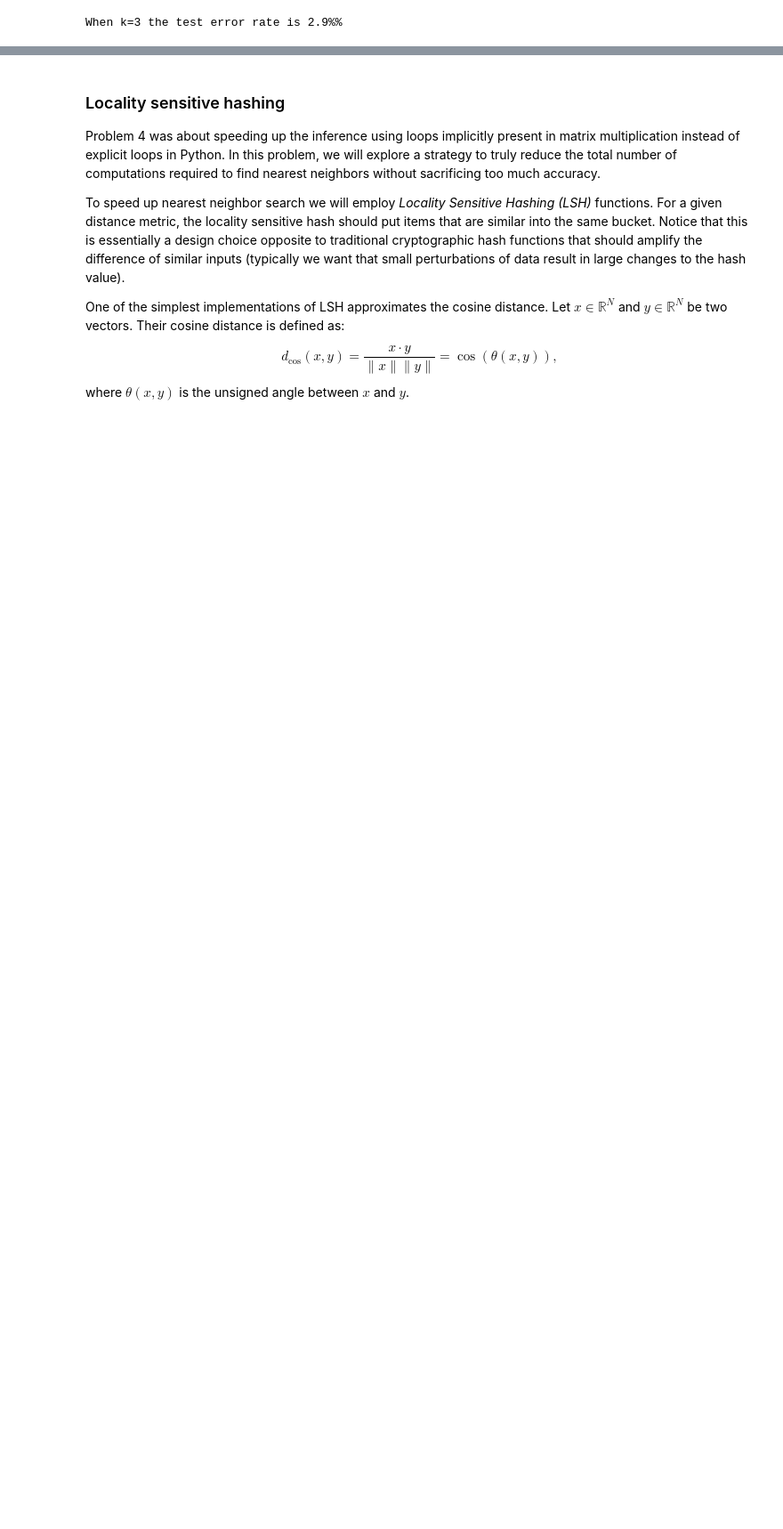
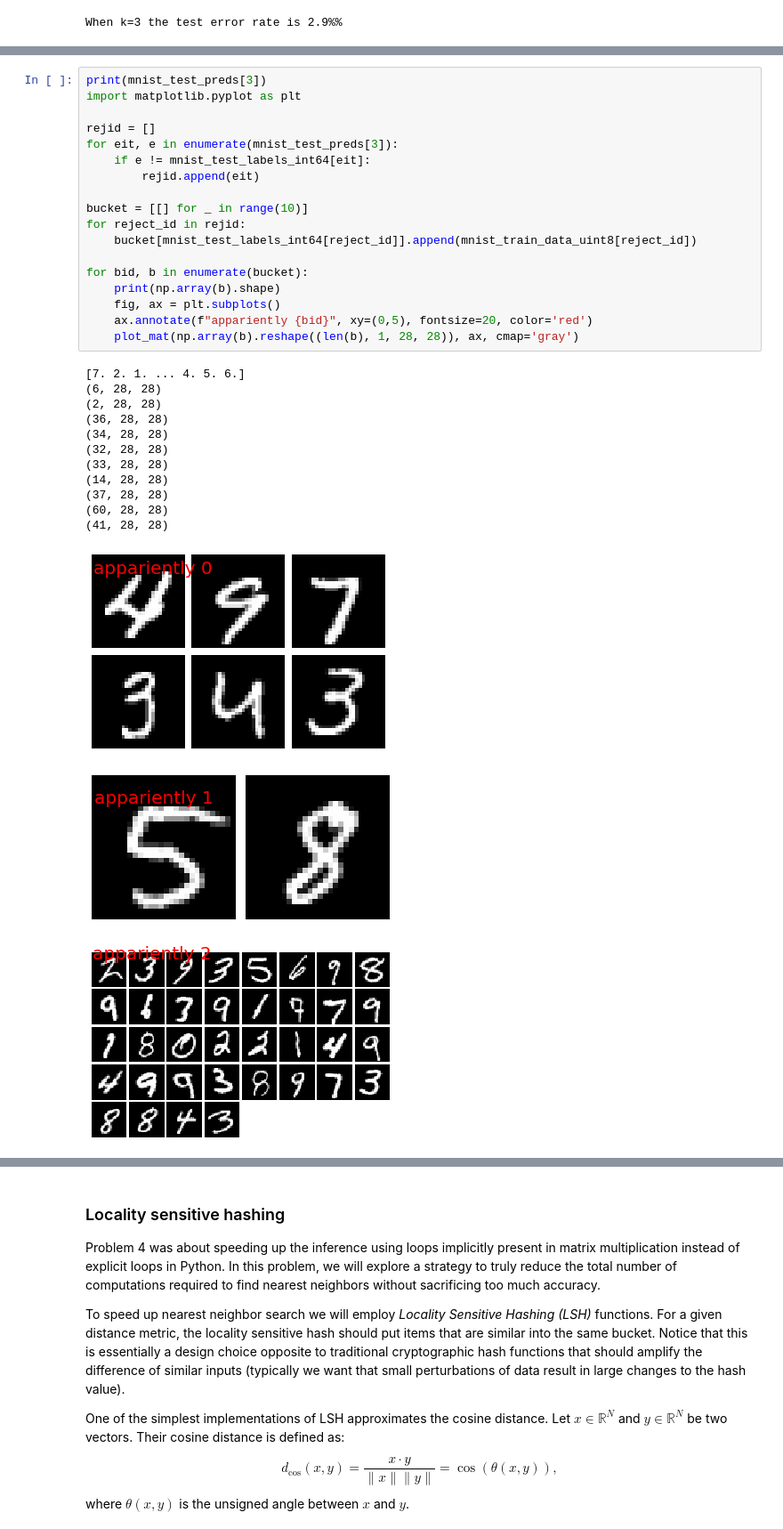
Before and after one commit to zbigos/ML2020, a Jupyter notebook: Lista1/lista1.ipynb, the cells around one changed output, grey strips where cells are left out. Shown at 89% size. Drawn from its saved outputs; the diff is of its cells as text; blank space fills up the shorter version.

```diff
--- a/Lista1/lista1.ipynb
+++ b/Lista1/lista1.ipynb
@@ -805,0 +859,33 @@ When k=3 the test error rate is 2.9%%
+# %%
+print(mnist_test_preds[3])
+import matplotlib.pyplot as plt
+
+rejid = []
+for eit, e in enumerate(mnist_test_preds[3]):
+    if e != mnist_test_labels_int64[eit]:
+        rejid.append(eit)
+
+bucket = [[] for _ in range(10)]
+for reject_id in rejid:
+    bucket[mnist_test_labels_int64[reject_id]].append(mnist_train_data_uint8[reject_id])
+
+for bid, b in enumerate(bucket):
+    print(np.array(b).shape)
+    fig, ax = plt.subplots()
+    ax.annotate(f"appariently {bid}", xy=(0,5), fontsize=20, color='red')
+    plot_mat(np.array(b).reshape((len(b), 1, 28, 28)), ax, cmap='gray')
+# %% [output]
+[7. 2. 1. ... 4. 5. 6.]
+(6, 28, 28)
+(2, 28, 28)
+(36, 28, 28)
+(34, 28, 28)
+(32, 28, 28)
+(33, 28, 28)
+(14, 28, 28)
+(37, 28, 28)
+(60, 28, 28)
+(41, 28, 28)
+[figure, added]
+[figure, added]
+[figure, added]
```
Also changed, not shown: parts of 9 cells of this notebook.
